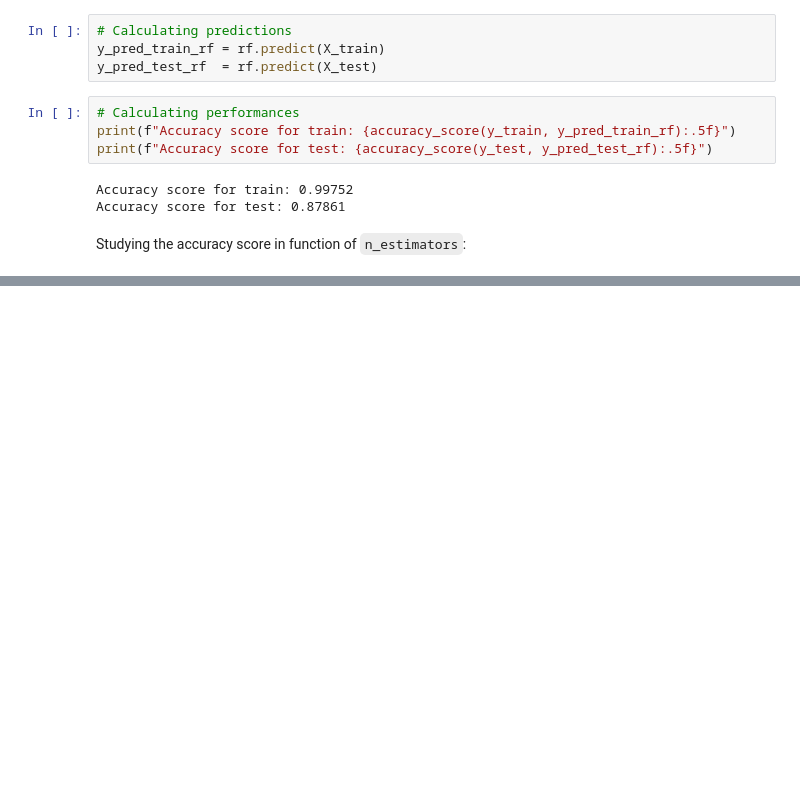
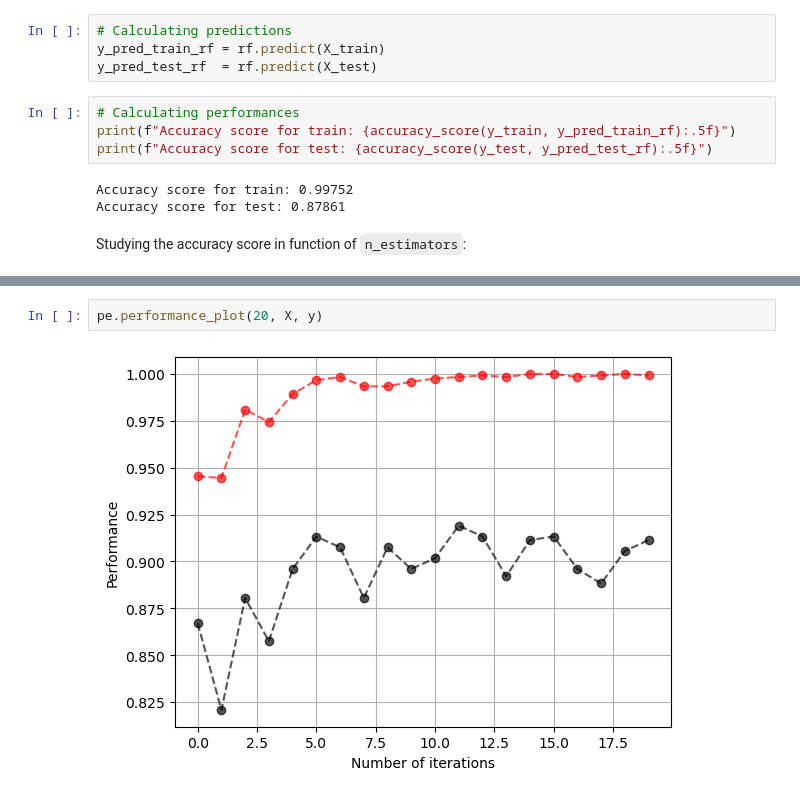
Before and after one commit to fenilenvinileno97/decision_trees, a Jupyter notebook: 2-cars_dataset.ipynb, the cells around one changed output, grey strips where cells are left out. Drawn from its saved outputs; the diff is of its cells as text; blank space fills up the shorter version.

```diff
--- a/2-cars_dataset.ipynb
+++ b/2-cars_dataset.ipynb
@@ -206,0 +227,4 @@ Studying the accuracy score in function of `n_estimators`:
+# %%
+pe.performance_plot(20, X, y)
+# %% [output]
+[figure, added]
```
Also changed, not shown: parts of 7 cells of this notebook, 3 other files.
